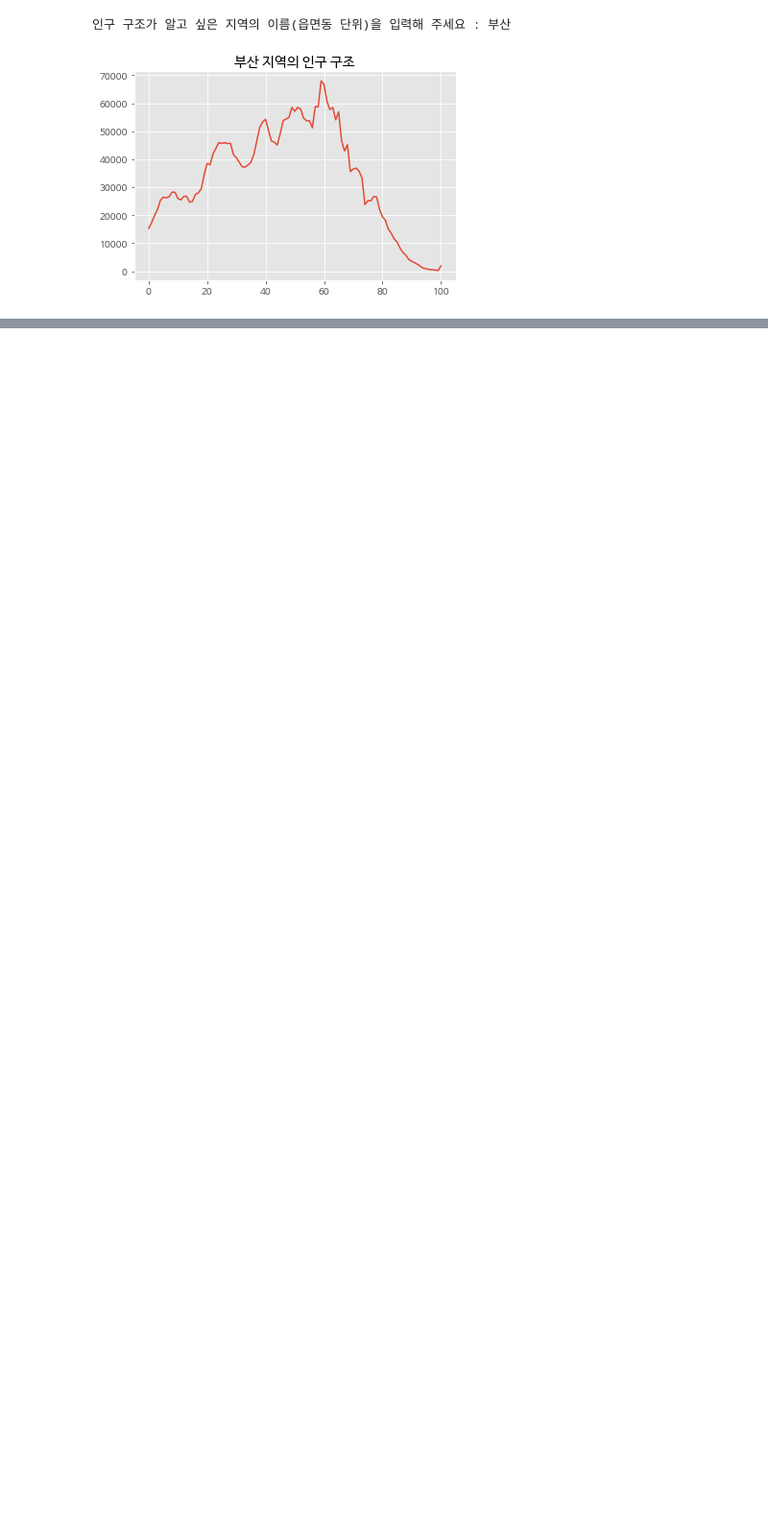
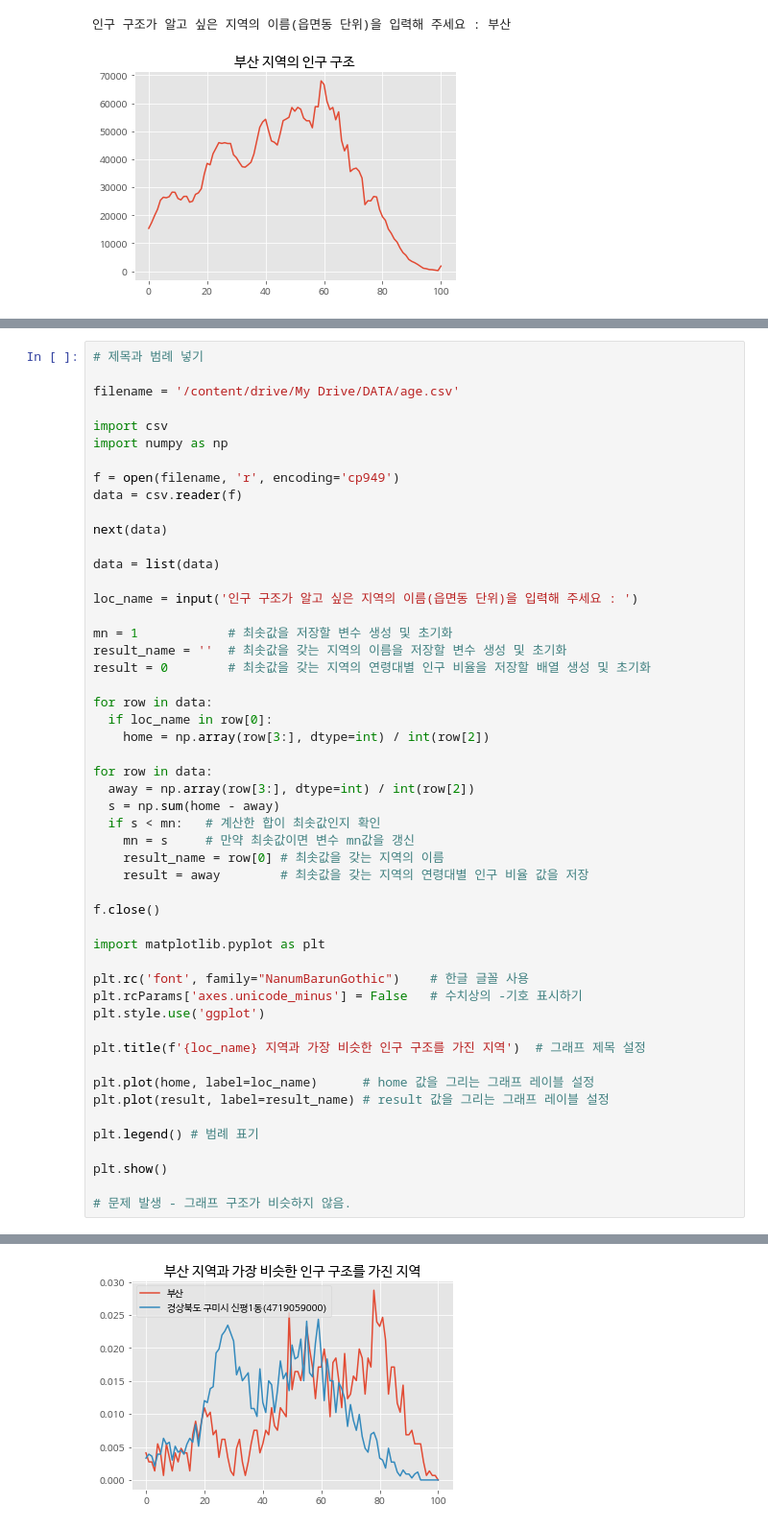
Before and after one commit to taesamja/AIpython, a Jupyter notebook: 모두의데이터분석_라이브러리활용.ipynb, the cells around one changed output, grey strips where cells are left out. Shown: that part at 96% size. Cells and saved outputs as stored; diff of their text form; blank space fills up the shorter version.

```diff
--- a/모두의데이터분석_라이브러리활용.ipynb
+++ b/모두의데이터분석_라이브러리활용.ipynb
@@ -604,0 +809,52 @@ plt.show()
+# %%
+# 제목과 범례 넣기
+
+filename = '/content/drive/My Drive/DATA/age.csv'
+
+import csv
+import numpy as np
+
+f = open(filename, 'r', encoding='cp949')
+data = csv.reader(f)
+
+next(data)
+
+data = list(data)
+
+loc_name = input('인구 구조가 알고 싶은 지역의 이름(읍면동 단위)을 입력해 주세요 : ')
+
+mn = 1            # 최솟값을 저장할 변수 생성 및 초기화
+result_name = ''  # 최솟값을 갖는 지역의 이름을 저장할 변수 생성 및 초기화
+result = 0        # 최솟값을 갖는 지역의 연령대별 인구 비율을 저장할 배열 생성 및 초기화
+
+for row in data:
+  if loc_name in row[0]:
+    home = np.array(row[3:], dtype=int) / int(row[2])
+
+for row in data:
+  away = np.array(row[3:], dtype=int) / int(row[2])
+  s = np.sum(home - away)
+  if s < mn:   # 계산한 합이 최솟값인지 확인
+    mn = s     # 만약 최솟값이면 변수 mn값을 갱신
+    result_name = row[0] # 최솟값을 갖는 지역의 이름
+    result = away        # 최솟값을 갖는 지역의 연령대별 인구 비율 값을 저장
+
+f.close()
+
+import matplotlib.pyplot as plt
+
+plt.rc('font', family="NanumBarunGothic")    # 한글 글꼴 사용
+plt.rcParams['axes.unicode_minus'] = False   # 수치상의 -기호 표시하기
+plt.style.use('ggplot')
+
+plt.title(f'{loc_name} 지역과 가장 비슷한 인구 구조를 가진 지역')  # 그래프 제목 설정
+
+plt.plot(home, label=loc_name)      # home 값을 그리는 그래프 레이블 설정
+plt.plot(result, label=result_name) # result 값을 그리는 그래프 레이블 설정
+
+plt.legend() # 범례 표기
+
+plt.show()
+
+# 문제 발생 - 그래프 구조가 비슷하지 않음.
+# %% [output]
@@ -604,0 +862 @@ plt.show()
+[figure, added]
```
Also changed, not shown: parts of 14 cells of this notebook.
